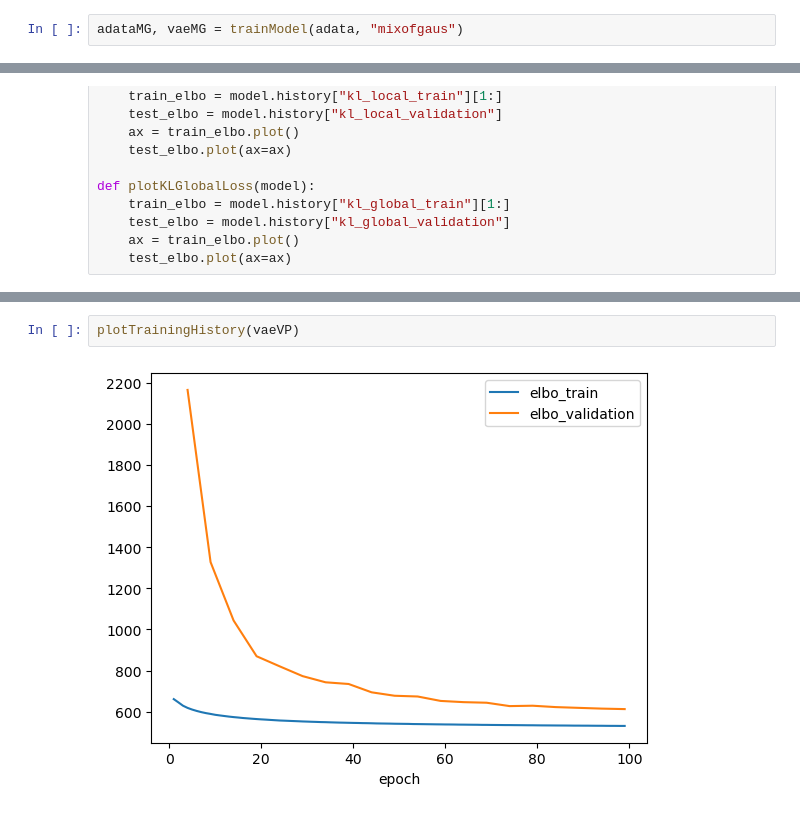
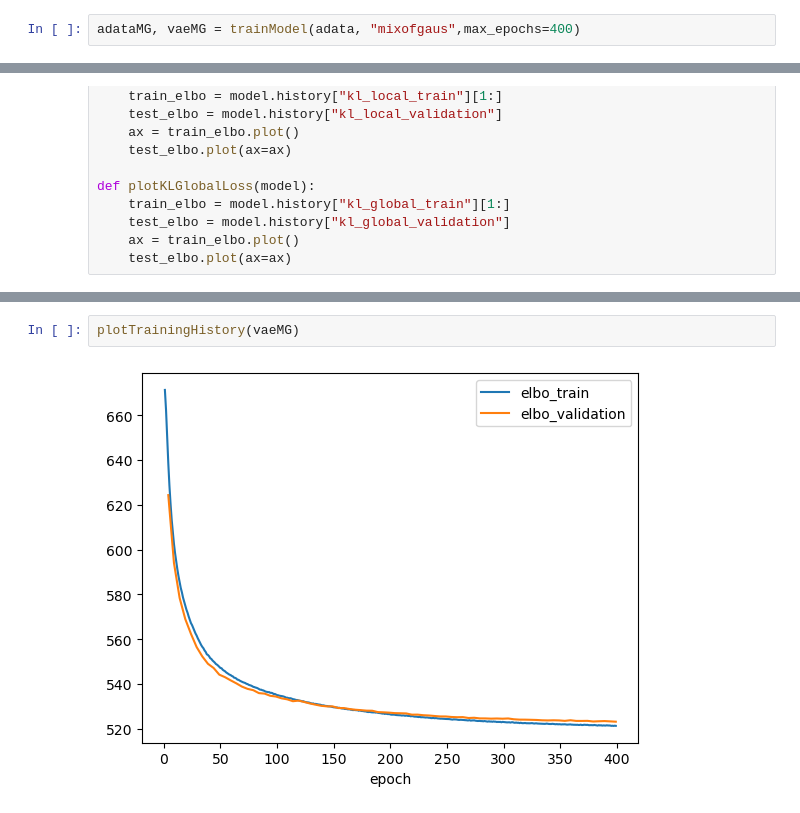
Before and after one commit to LeanderDiazBone/BachelorThesis, a Jupyter notebook: benchmarking.ipynb, the cells around one changed output, grey strips where cells are left out. Saved outputs shown, nothing was run; the diff lists cells and outputs as text.

```diff
--- a/benchmarking.ipynb
+++ b/benchmarking.ipynb
@@ -177,7 +177,7 @@ HPU available: False, using: 0 HPUs
 LOCAL_RANK: 0 - CUDA_VISIBLE_DEVICES: [0]
 `Trainer.fit` stopped: `max_epochs=100` reached.
 # %%
-adataMG, vaeMG = trainModel(adata, "mixofgaus")
+adataMG, vaeMG = trainModel(adata, "mixofgaus",max_epochs=400)
 # %% [output]
 GPU available: True (cuda), used: True
 TPU available: False, using: 0 TPU cores
@@ -222,4 +216,4 @@ plotKLLocalLoss(vaeSD)
 # %%
-plotTrainingHistory(vaeVP)
+plotTrainingHistory(vaeMG)
 # %% [output]
-[figure, old version]
+[figure, new version]
```
Also changed, not shown: parts of 21 cells of this notebook.
